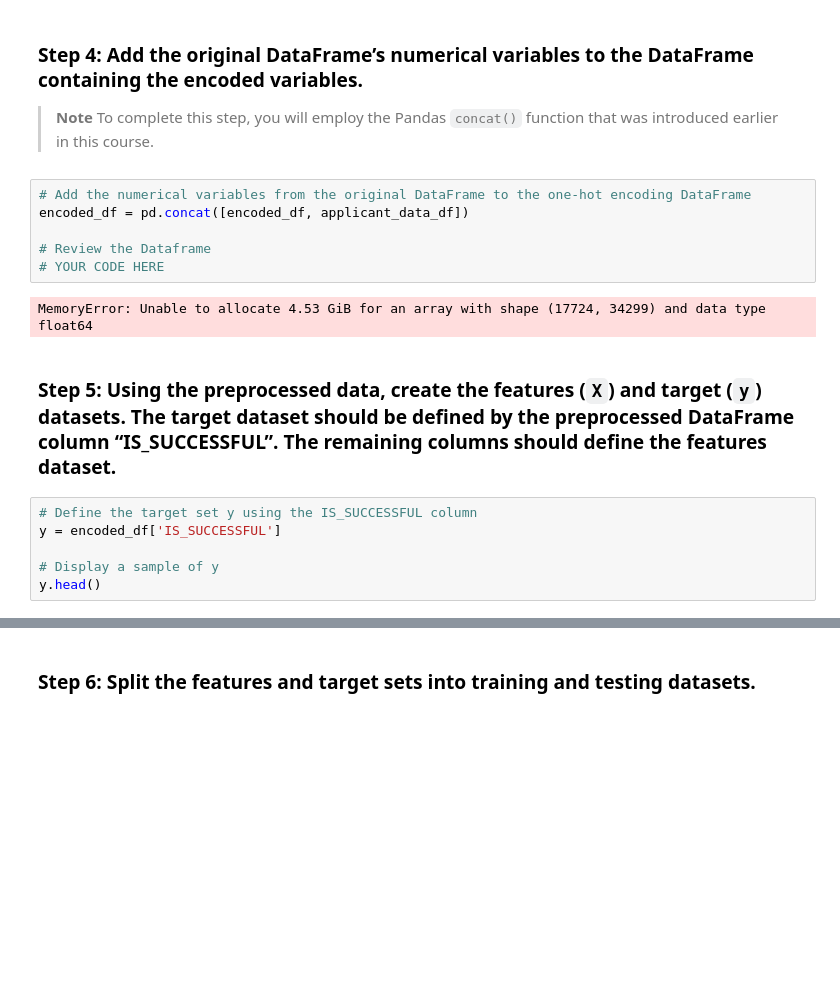
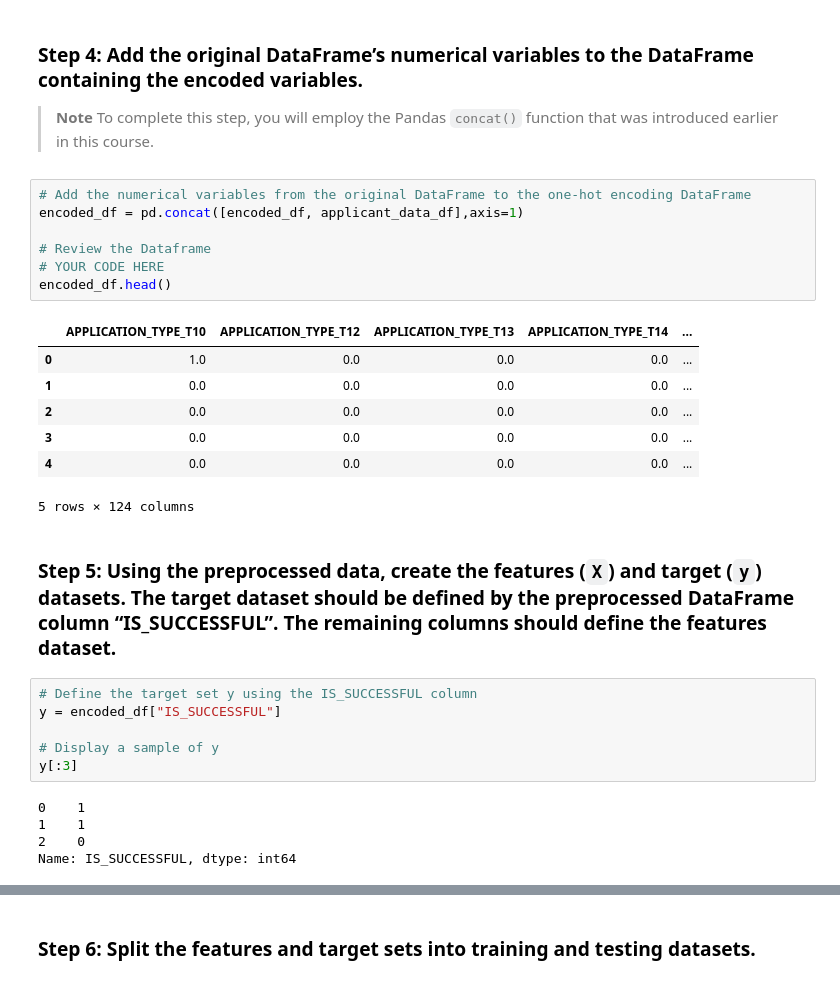
Before and after one commit to DLThrasher/Challenge_13, a Jupyter notebook: venture_funding_with_deep_learning.ipynb, the cells around one changed output, grey strips where cells are left out. Saved outputs shown, nothing was run; the diff lists cells and outputs as text; blank space fills up the shorter version.

```diff
--- a/venture_funding_with_deep_learning.ipynb
+++ b/venture_funding_with_deep_learning.ipynb
@@ -205,19 +204,31 @@ encoded_df
 > **Note** To complete this step, you will employ the Pandas `concat()` function that was introduced earlier in this course.
 # %%
 # Add the numerical variables from the original DataFrame to the one-hot encoding DataFrame
-encoded_df = pd.concat([encoded_df, applicant_data_df])
+encoded_df = pd.concat([encoded_df, applicant_data_df],axis=1)
 
 # Review the Dataframe
 # YOUR CODE HERE
+encoded_df.head()
 # %% [output]
+|  | APPLICATION_TYPE_T10 | APPLICATION_TYPE_T12 | APPLICATION_TYPE_T13 | APPLICATION_TYPE_T14 | ... |
+| 0 | 1.0 | 0.0 | 0.0 | 0.0 | ... |
+| 1 | 0.0 | 0.0 | 0.0 | 0.0 | ... |
+| 2 | 0.0 | 0.0 | 0.0 | 0.0 | ... |
+| 3 | 0.0 | 0.0 | 0.0 | 0.0 | ... |
+| 4 | 0.0 | 0.0 | 0.0 | 0.0 | ... |
-MemoryError: Unable to allocate 4.53 GiB for an array with shape (17724, 34299) and data type float64
+5 rows × 124 columns
 # %% [markdown]
 ### Step 5: Using the preprocessed data, create the features (`X`) and target (`y`) datasets. The target dataset should be defined by the preprocessed DataFrame column “IS_SUCCESSFUL”. The remaining columns should define the features dataset.
 # %%
 # Define the target set y using the IS_SUCCESSFUL column
-y = encoded_df['IS_SUCCESSFUL']
+y = encoded_df["IS_SUCCESSFUL"]
 
 # Display a sample of y
-y.head()
+y[:3]
+# %% [output]
+0    1
+1    1
+2    0
+Name: IS_SUCCESSFUL, dtype: int64
 # %%
 # Define features set X by selecting all columns but IS_SUCCESSFUL
```
Also changed, not shown: parts of 16 cells of this notebook.
